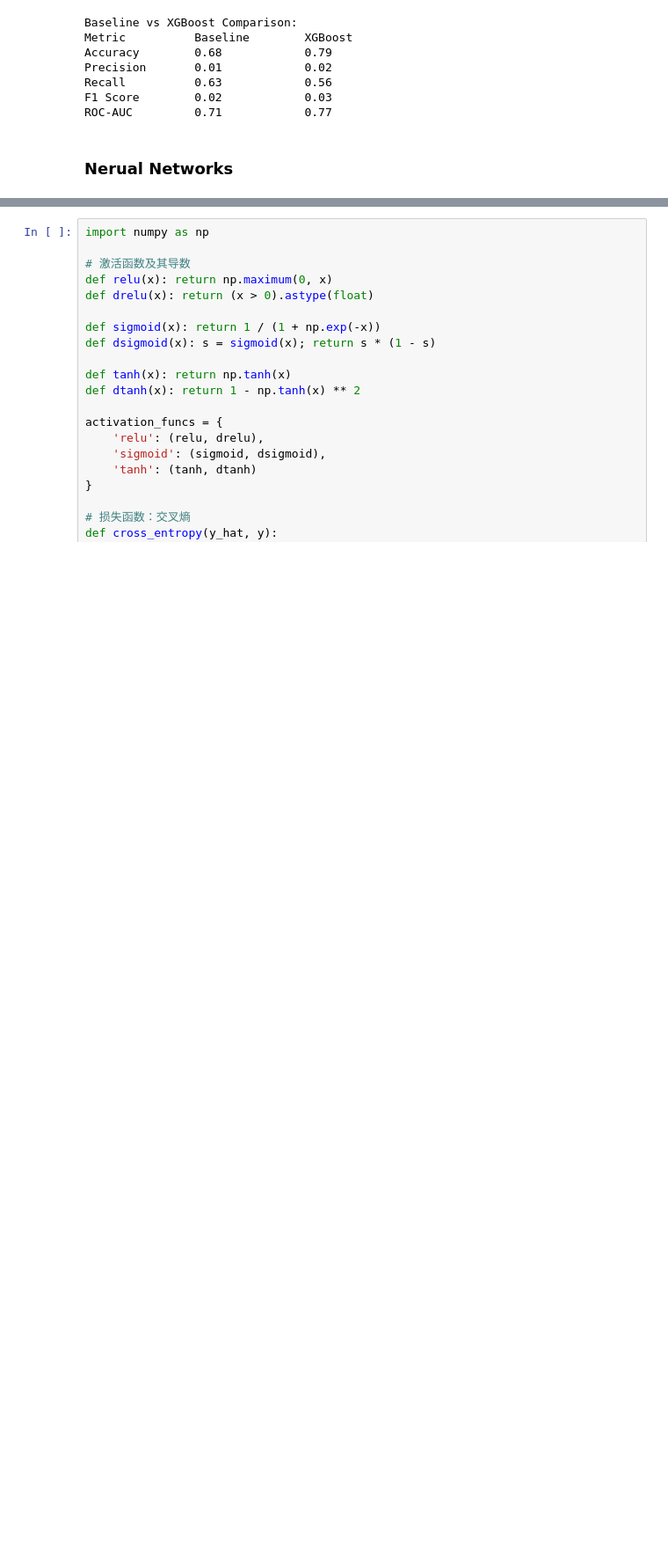
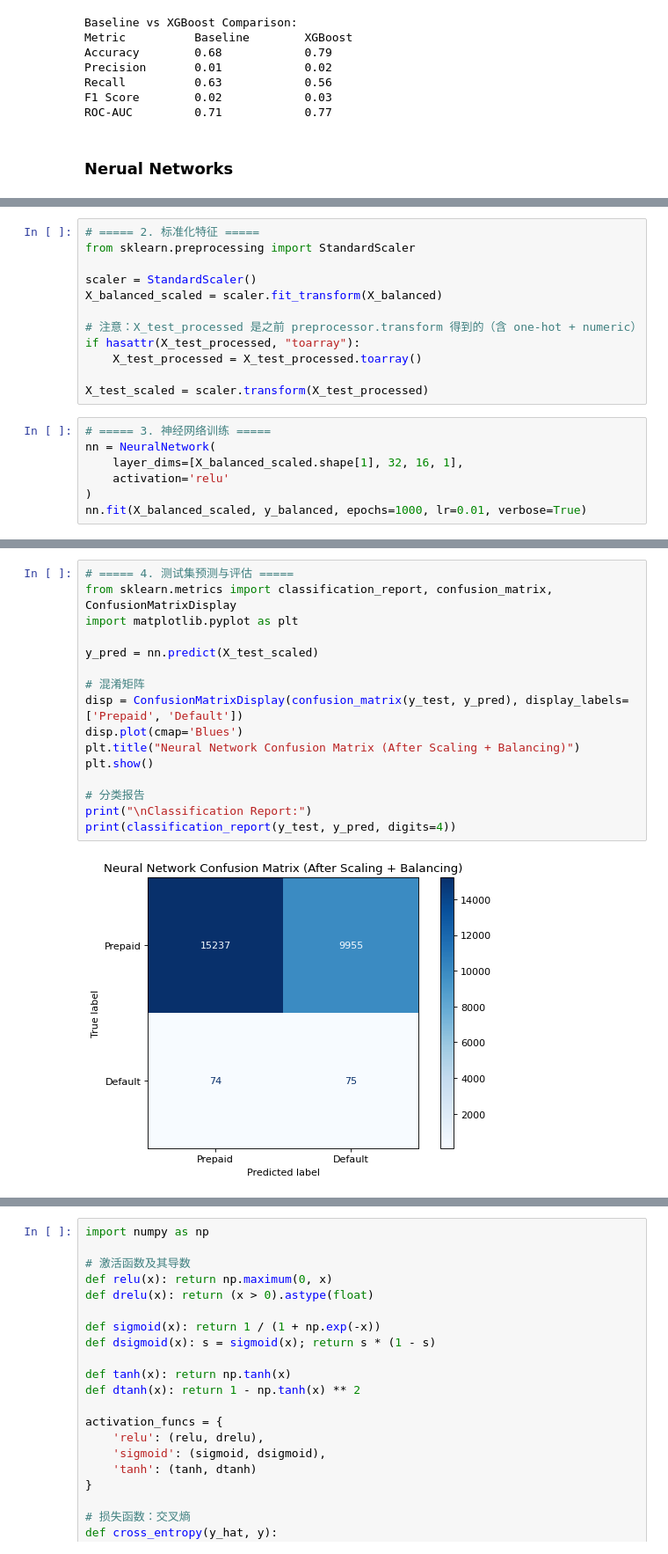
Before and after one commit to AwuoeZYC/Project_2, a Jupyter notebook: project2-neuro.ipynb, the cells around one changed output, grey strips where cells are left out. Shown at 88% size. Cells and saved outputs as stored; diff of their text form; blank space fills up the shorter version.

```diff
--- a/project2-neuro.ipynb
+++ b/project2-neuro.ipynb
@@ -759,0 +1243,19 @@ ROC-AUC         0.71            0.77
+# %%
+# ===== 2. 标准化特征 =====
+from sklearn.preprocessing import StandardScaler
+
+scaler = StandardScaler()
+X_balanced_scaled = scaler.fit_transform(X_balanced)
+
+# 注意：X_test_processed 是之前 preprocessor.transform 得到的（含 one-hot + numeric）
+if hasattr(X_test_processed, "toarray"):
+    X_test_processed = X_test_processed.toarray()
+
+X_test_scaled = scaler.transform(X_test_processed)
+# %%
+# ===== 3. 神经网络训练 =====
+nn = NeuralNetwork(
+    layer_dims=[X_balanced_scaled.shape[1], 32, 16, 1],
+    activation='relu'
+)
+nn.fit(X_balanced_scaled, y_balanced, epochs=1000, lr=0.01, verbose=True)
@@ -759,0 +1273,18 @@ ROC-AUC         0.71            0.77
+# %%
+# ===== 4. 测试集预测与评估 =====
+from sklearn.metrics import classification_report, confusion_matrix, ConfusionMatrixDisplay
+import matplotlib.pyplot as plt
+
+y_pred = nn.predict(X_test_scaled)
+
+# 混淆矩阵
+disp = ConfusionMatrixDisplay(confusion_matrix(y_test, y_pred), display_labels=['Prepaid', 'Default'])
+disp.plot(cmap='Blues')
+plt.title("Neural Network Confusion Matrix (After Scaling + Balancing)")
+plt.show()
+
+# 分类报告
+print("\nClassification Report:")
+print(classification_report(y_test, y_pred, digits=4))
+# %% [output]
+[figure, added]
```
Also changed, not shown: parts of 23 cells of this notebook.
